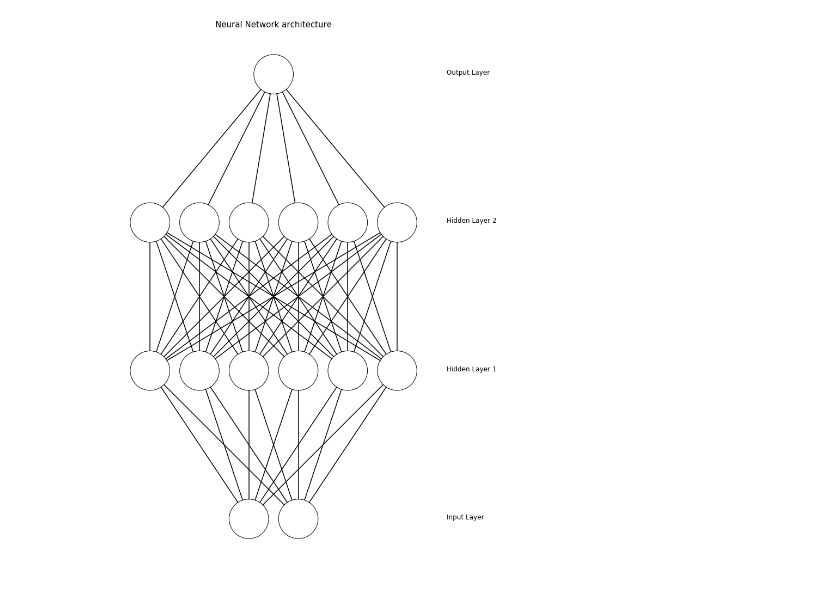
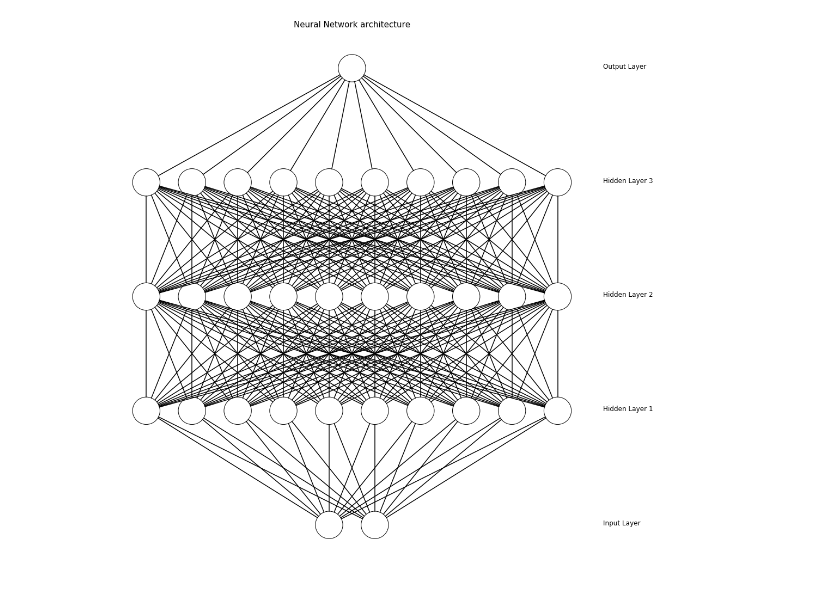
Before and after one commit to AlexanderFengler/nn_likelihoods, a Jupyter notebook: visualize_nn_architecture.ipynb, the cells around one changed output. Drawn from its saved outputs; the diff is of its cells as text; code cells hidden in the pictures.

```diff
--- a/visualize_nn_architecture.ipynb
+++ b/visualize_nn_architecture.ipynb
@@ -13,9 +13,9 @@ class Neuron():
 
 class Layer():
     def __init__(self, network, number_of_neurons, number_of_neurons_in_widest_layer):
-        self.vertical_distance_between_layers = 6
-        self.horizontal_distance_between_neurons = 2
-        self.neuron_radius = 0.8
+        self.vertical_distance_between_layers = 2.5
+        self.horizontal_distance_between_neurons = 1
+        self.neuron_radius = 0.3
         self.number_of_neurons_in_widest_layer = number_of_neurons_in_widest_layer
         self.previous_layer = self.__get_previous_layer(network)
         self.y = self.__calculate_layer_y_position()
@@ -100,7 +100,7 @@ class DrawNN():
             network.add_layer(l)
         network.draw()
 # %%
-network = DrawNN( [2, 6, 6, 1] )
+network = DrawNN( [2, 10, 10, 10, 1] )
 network.draw()
 # %% [output]
-[figure, old version]
+[figure, new version]
```
Also changed, not shown: 5 other files.
